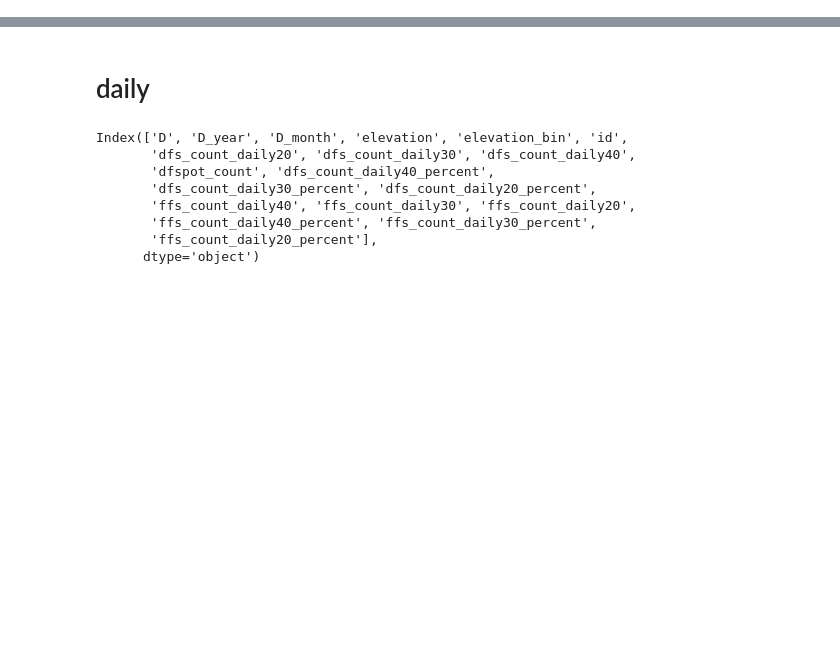
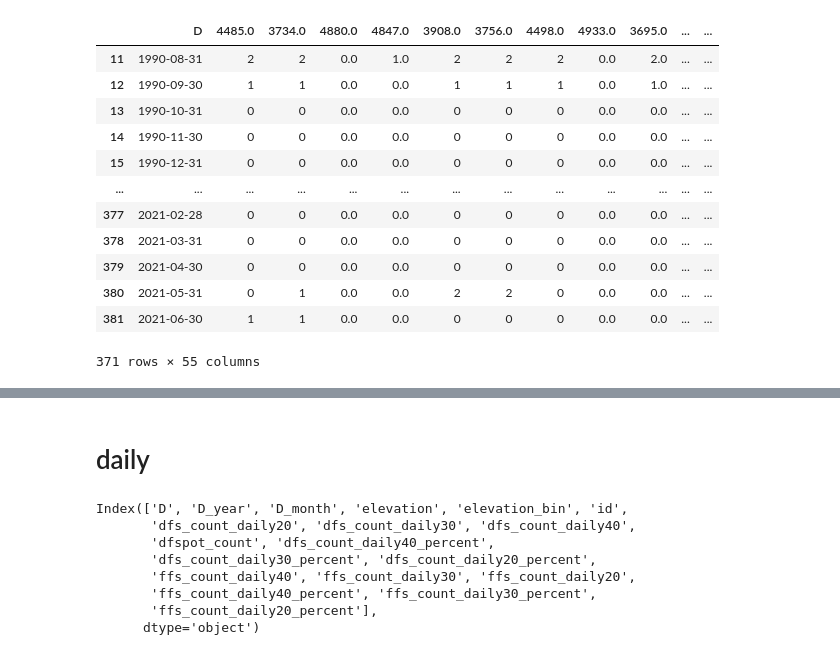
Before and after one commit to varyabazilova/sedcas_sediments_hma, a Jupyter notebook: 202406_modelruns/floods_per_month_plot.ipynb, the cells around one changed output, grey strips where cells are left out. Cells and saved outputs as stored; diff of their text form; code cells hidden in the pictures; blank space fills up the shorter version.

```diff
--- a/202406_modelruns/floods_per_month_plot.ipynb
+++ b/202406_modelruns/floods_per_month_plot.ipynb
@@ -60,3 +60,19 @@ dfspot1 = cut_dates(pd.read_csv(flood_folder + f'{location}_{freq}_{column}_coun
 dfspot2 = cut_dates(pd.read_csv(flood_folder + f'{location}_{freq}_{column}_count_landcover2.csv', index_col = 0).fillna(0))
 dfspot3 = cut_dates(pd.read_csv(flood_folder + f'{location}_{freq}_{column}_count_landcover3.csv', index_col = 0).fillna(0))
 dfspot4 = cut_dates(pd.read_csv(flood_folder + f'{location}_{freq}_{column}_count_landcover4.csv', index_col = 0).fillna(0))
+# %%
+dfspot4
+# %% [output]
+|  | D | 4485.0 | 3734.0 | 4880.0 | 4847.0 | 3908.0 | 3756.0 | 4498.0 | 4933.0 | 3695.0 | ... | ... |
+| 11 | 1990-08-31 | 2 | 2 | 0.0 | 1.0 | 2 | 2 | 2 | 0.0 | 2.0 | ... | ... |
+| 12 | 1990-09-30 | 1 | 1 | 0.0 | 0.0 | 1 | 1 | 1 | 0.0 | 1.0 | ... | ... |
+| 13 | 1990-10-31 | 0 | 0 | 0.0 | 0.0 | 0 | 0 | 0 | 0.0 | 0.0 | ... | ... |
+| 14 | 1990-11-30 | 0 | 0 | 0.0 | 0.0 | 0 | 0 | 0 | 0.0 | 0.0 | ... | ... |
+| 15 | 1990-12-31 | 0 | 0 | 0.0 | 0.0 | 0 | 0 | 0 | 0.0 | 0.0 | ... | ... |
+| ... | ... | ... | ... | ... | ... | ... | ... | ... | ... | ... | ... | ... |
+| 377 | 2021-02-28 | 0 | 0 | 0.0 | 0.0 | 0 | 0 | 0 | 0.0 | 0.0 | ... | ... |
+| 378 | 2021-03-31 | 0 | 0 | 0.0 | 0.0 | 0 | 0 | 0 | 0.0 | 0.0 | ... | ... |
+| 379 | 2021-04-30 | 0 | 0 | 0.0 | 0.0 | 0 | 0 | 0 | 0.0 | 0.0 | ... | ... |
+| 380 | 2021-05-31 | 0 | 1 | 0.0 | 0.0 | 2 | 2 | 0 | 0.0 | 0.0 | ... | ... |
+| 381 | 2021-06-30 | 1 | 1 | 0.0 | 0.0 | 0 | 0 | 0 | 0.0 | 0.0 | ... | ... |
+371 rows × 55 columns
```
Also changed, not shown: parts of 8 cells of this notebook, 8 other files.
